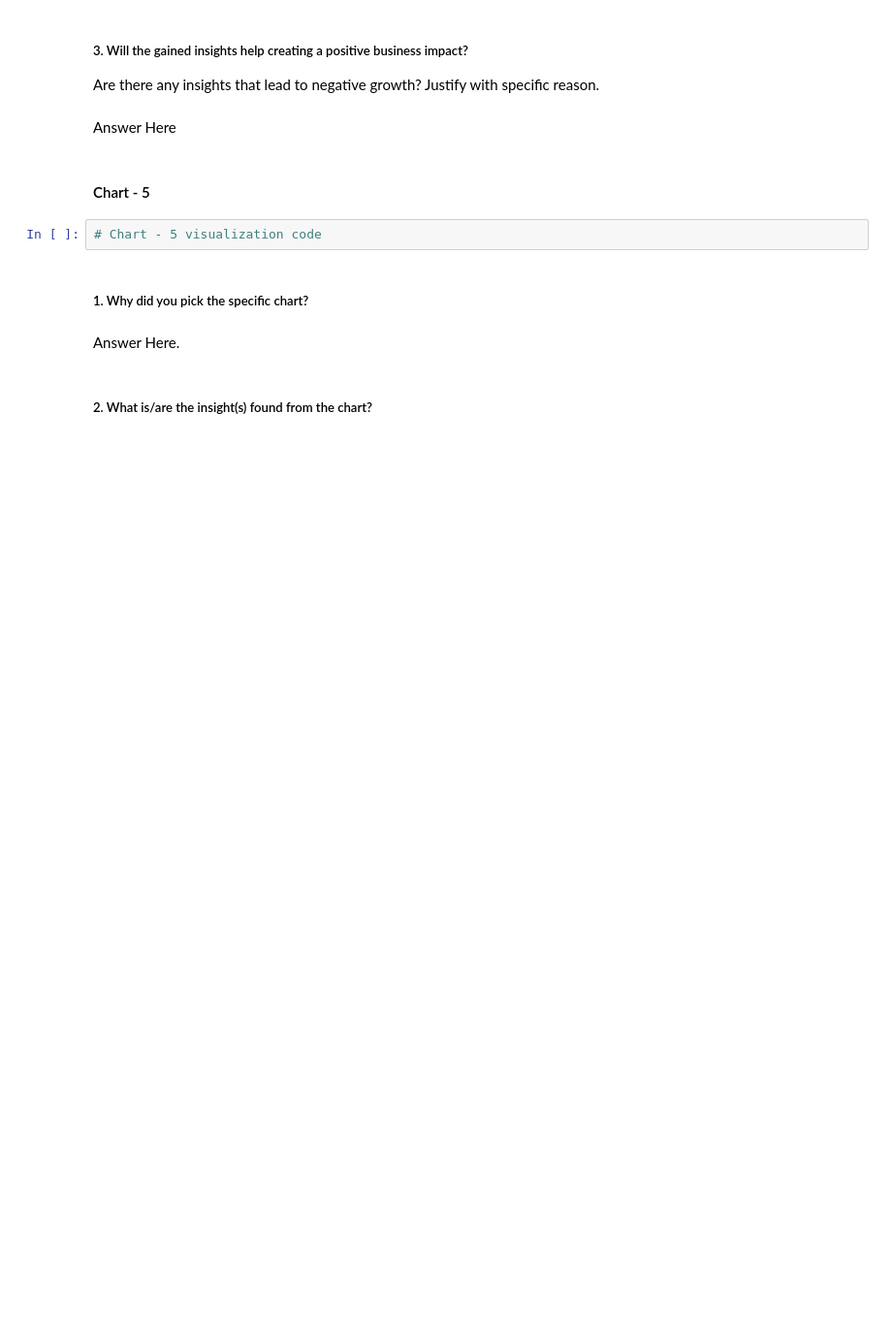
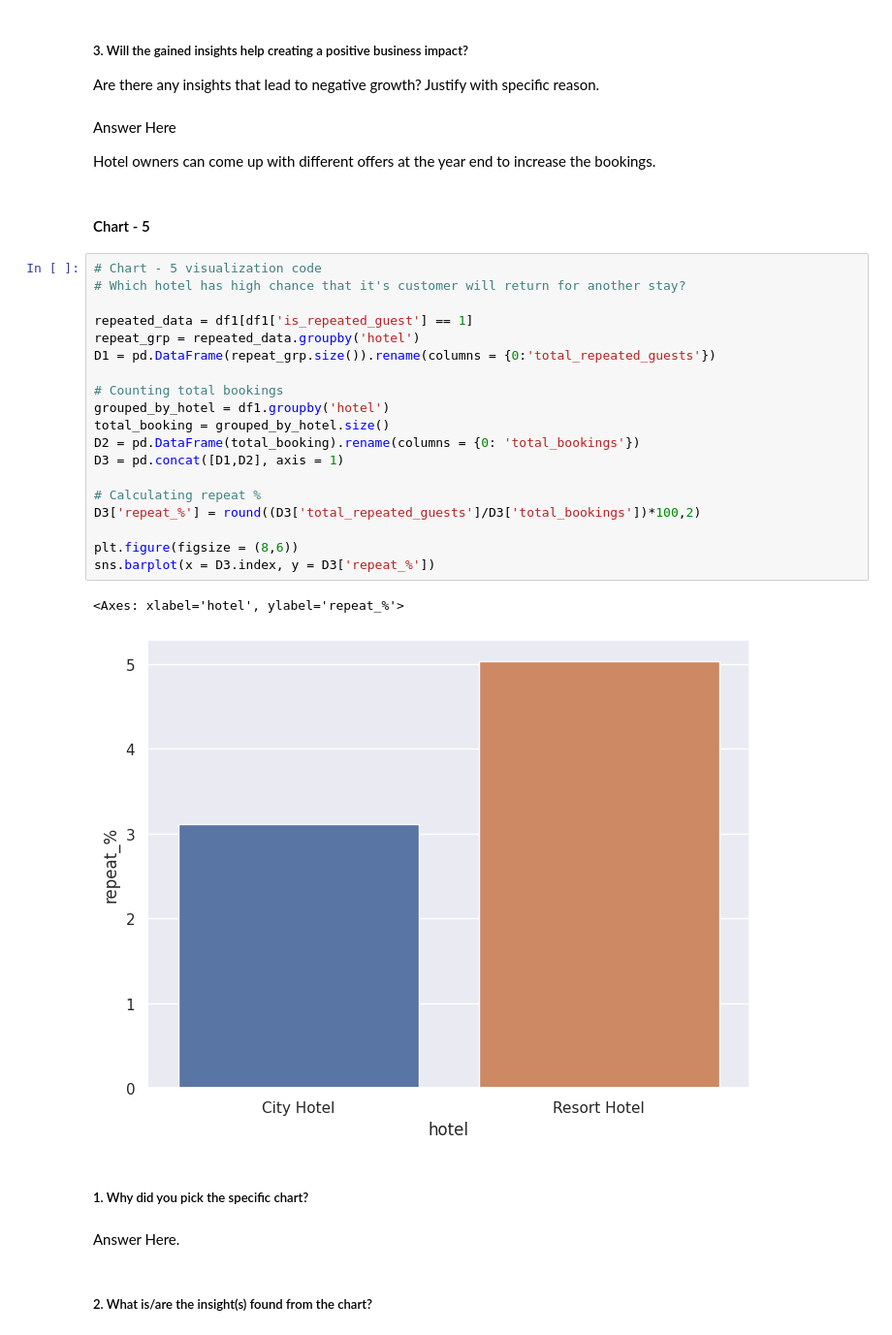
Before and after one commit to aayusharma01/Capstone_Proj, a Jupyter notebook: Hotel_Booking_Analysis.ipynb, the cells around one changed output. Shown: that part at 97% size. Cells and saved outputs as stored; diff of their text form; blank space fills up the shorter version.

```diff
--- a/Hotel_Booking_Analysis.ipynb
+++ b/Hotel_Booking_Analysis.ipynb
@@ -417,12 +468,34 @@ Answer Here
 # %% [markdown]
 ##### 3. Will the gained insights help creating a positive business impact?
 Are there any insights that lead to negative growth? Justify with specific reason.
-# %% [markdown]
-Answer Here
+# %% [markdown]
+Answer Here
+
+Hotel owners can come up with different offers at the year end to increase the bookings.
 # %% [markdown]
 #### Chart - 5
-# %%
-# Chart - 5 visualization code
+# %%
+# Chart - 5 visualization code
+# Which hotel has high chance that it's customer will return for another stay?
+
+repeated_data = df1[df1['is_repeated_guest'] == 1]
+repeat_grp = repeated_data.groupby('hotel')
+D1 = pd.DataFrame(repeat_grp.size()).rename(columns = {0:'total_repeated_guests'})
+
+# Counting total bookings
+grouped_by_hotel = df1.groupby('hotel')
+total_booking = grouped_by_hotel.size()
+D2 = pd.DataFrame(total_booking).rename(columns = {0: 'total_bookings'})
+D3 = pd.concat([D1,D2], axis = 1)
+
+# Calculating repeat %
+D3['repeat_%'] = round((D3['total_repeated_guests']/D3['total_bookings'])*100,2)
+
+plt.figure(figsize = (8,6))
+sns.barplot(x = D3.index, y = D3['repeat_%'])
+# %% [output]
+<Axes: xlabel='hotel', ylabel='repeat_%'>
+[figure, added]
 # %% [markdown]
 ##### 1. Why did you pick the specific chart?
 # %% [markdown]
```
Also changed, not shown: parts of 13 cells of this notebook.
